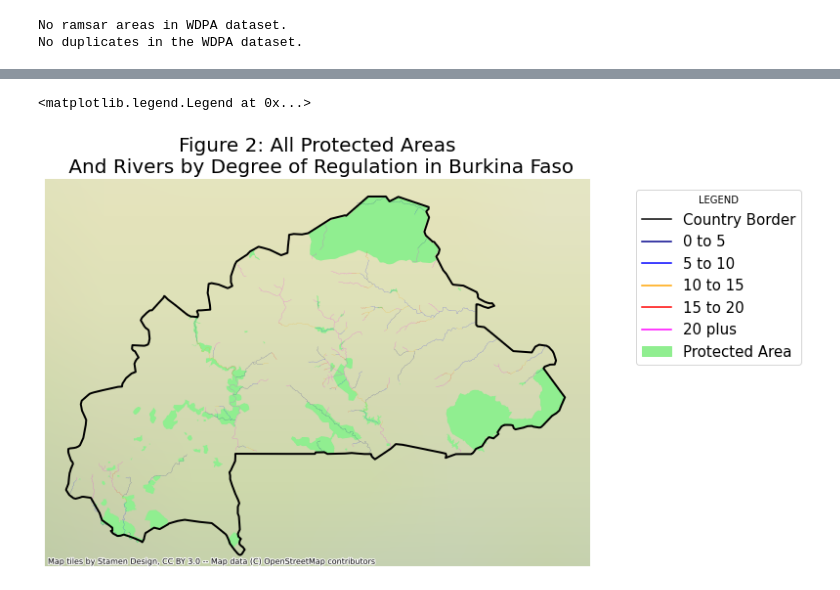
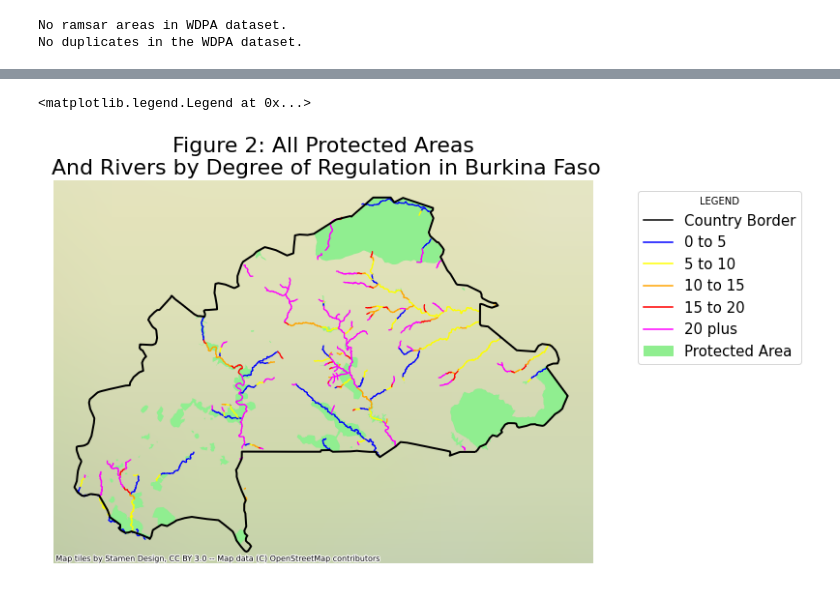
Before and after one commit to lherwehe/global-dam-impacts, a Jupyter notebook: exploration-notebooks/dam-impacts-on-protected-areas-visualization.ipynb, the cells around one changed output, grey strips where cells are left out. Cells and saved outputs as stored; diff of their text form; code cells hidden in the pictures.

```diff
--- a/exploration-notebooks/dam-impacts-on-protected-areas-visualization.ipynb
+++ b/exploration-notebooks/dam-impacts-on-protected-areas-visualization.ipynb
@@ -320,12 +302,12 @@ for country in africa_countries.ISO3:
 africa_affected = pd.DataFrame(list(zip(countries, country_sums, area_sums)), columns=[
                            'Country', 'Affected_KM', 'Affected_Area'])
 # %%
-# Get all current rivers in selected country
-all_rivers_0to5_bfa = dor_0to5[dor_0to5['ISO_NAME'] == "Burkina Faso"]
-all_rivers_5to10_bfa = dor_5to10[dor_5to10['ISO_NAME'] == "Burkina Faso"]
-all_rivers_10to15_bfa = dor_10to15[dor_10to15['ISO_NAME'] == "Burkina Faso"]
-all_rivers_15to20_bfa = dor_15to20[dor_15to20['ISO_NAME'] == "Burkina Faso"]
-all_rivers_over20_bfa = dor_over20[dor_over20['ISO_NAME'] == "Burkina Faso"]
+# Get all current rivers in selected country & buffer to look nicer on map
+all_rivers_0to5_bfa = (dor_0to5[dor_0to5['ISO_NAME'] == "Burkina Faso"]).buffer(1000)
+all_rivers_5to10_bfa = (dor_5to10[dor_5to10['ISO_NAME'] == "Burkina Faso"]).buffer(1000)
+all_rivers_10to15_bfa = (dor_10to15[dor_10to15['ISO_NAME'] == "Burkina Faso"]).buffer(1000)
+all_rivers_15to20_bfa = (dor_15to20[dor_15to20['ISO_NAME'] == "Burkina Faso"]).buffer(1000)
+all_rivers_over20_bfa = (dor_over20[dor_over20['ISO_NAME'] == "Burkina Faso"]).buffer(1000)
 # %%
 # Get the combined WDPA & ramsar areas for seleced country for plotting
 wdpa_ramsar_bfa = all_pa_country(wdpa_africa_polys, ramsar_polys, 'BFA')
@@ -407,35 +398,29 @@ ax.legend(handles=[black_line, darkblue_line, blue_line, orange_line, red_line,
 # %%
 # Plot all rivers and all protected areas for selected country
 fig, ax = plt.subplots(figsize=(10, 10))
 wdpa_ramsar_bfa.plot(ax=ax, color="lightgreen")
 all_rivers_0to5_bfa.plot(ax=ax,
-                         markersize=15,
-                         color='darkblue', legend=True)
+                         color='blue')
 all_rivers_5to10_bfa.plot(ax=ax,
-                          markersize=15,
-                          color='blue', legend=True)
+                          color='yellow')
 all_rivers_10to15_bfa.plot(ax=ax,
-                           markersize=15,
-                           color='orange', legend=True)
-all_rivers_15to20_bfa.plot(ax=ax,
-                           markersize=15,
-                           color='red', legend=True)
+                           color='orange')
+all_rivers_15to20_bfa.plot(ax=ax, color='red')
 all_rivers_over20_bfa.plot(ax=ax,
-                           markersize=15,
-                           color='magenta', legend=True)
+                           color='magenta')
 ctx.add_basemap(ax, url=ctx.providers.Stamen.Terrain, zoom=0)
 bfa_border.plot(ax=ax, color="none",  edgecolor="black", linewidth=2)
 ax.set_title(
     'Figure 2: All Protected Areas\n And Rivers by Degree of Regulation in Burkina Faso', size=22)
 ax.set_axis_off()
-ax.legend(handles=[black_line, darkblue_line, blue_line, orange_line, red_line, magenta_line, lightgreen_patch],
-           fontsize=15,
-           frameon=True,
-           loc=('lower right'), bbox_to_anchor=(1.4, .5),
-           title="LEGEND")
+ax.legend(handles=[black_line, blue_line, yellow_line, orange_line, red_line, magenta_line, lightgreen_patch],
+          fontsize=15,
+          frameon=True,
+          loc=('lower right'), bbox_to_anchor=(1.4, .5),
+          title="LEGEND")
 # %% [output]
 <matplotlib.legend.Legend at 0x...>
-[figure, old version]
+[figure, new version]
 # %%
 # Plot all current rivers and that overlap protected areas for selected country
 # Adding a title to the whole figure
```
Also changed, not shown: parts of 6 cells of this notebook.
